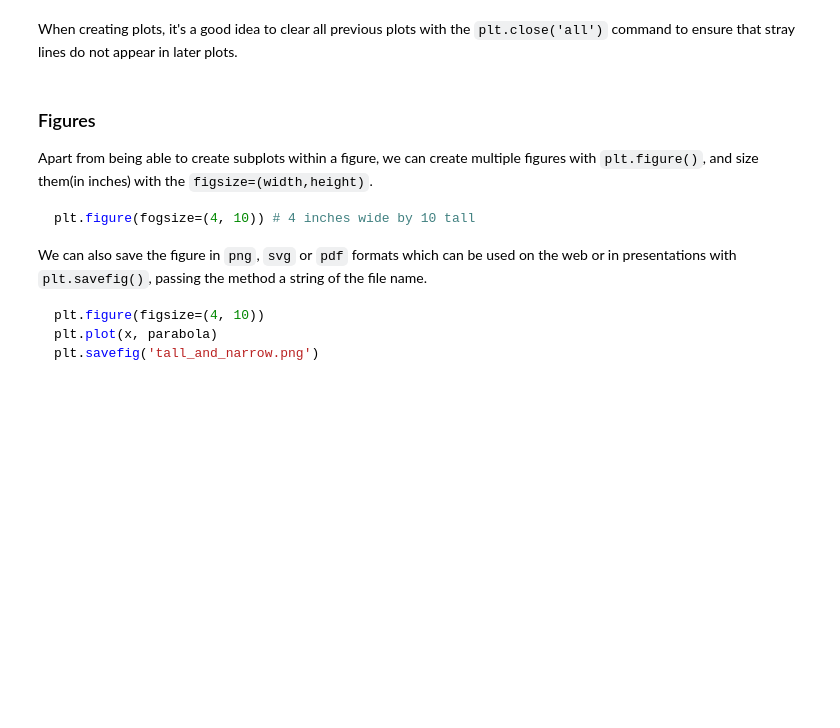
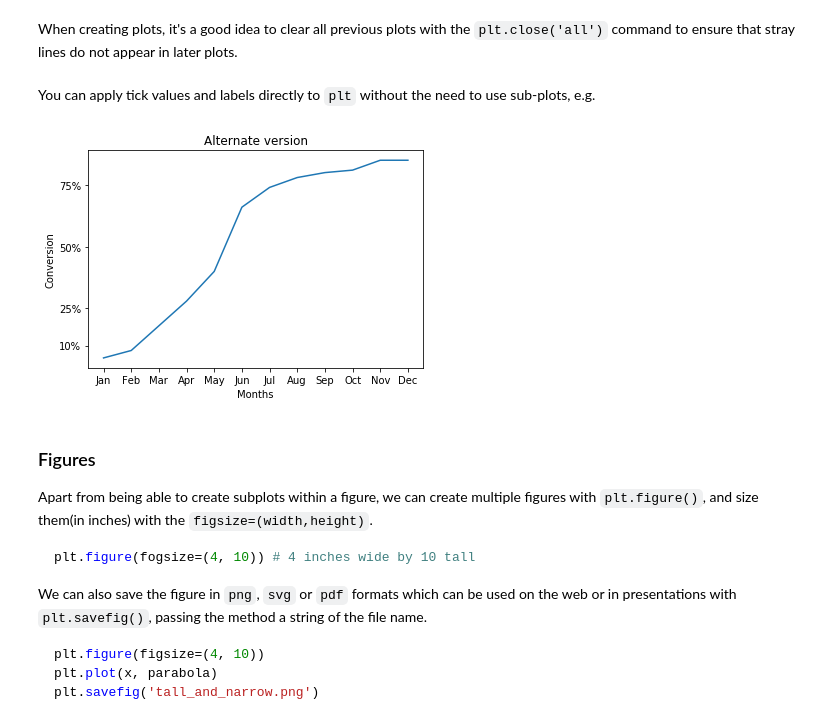
Before and after one commit to TheBoyMoe/DataScience-Repo, a Jupyter notebook: CodeAcademy-Data-Science/06-data-visualisation/01-Matplotlib/01-matplotlib-basics.ipynb, the cells around one changed output. Drawn from its saved outputs; the diff is of its cells as text; code cells hidden in the pictures; blank space fills up the shorter version.

```diff
--- a/CodeAcademy-Data-Science/06-data-visualisation/01-Matplotlib/01-matplotlib-basics.ipynb
+++ b/CodeAcademy-Data-Science/06-data-visualisation/01-Matplotlib/01-matplotlib-basics.ipynb
@@ -349,5 +356,20 @@ plt.show()
 # %% [markdown]
 When creating plots, it's a good idea to clear all previous plots with the `plt.close('all')` command to ensure that stray lines do not appear in later plots.
+# %% [markdown]
+You can apply tick values and labels directly to `plt` without the need to use sub-plots, e.g.
+# %%
+plt.clf()
+
+plt.plot(months, conversion)
+plt.xticks(months, month_names) # values, labels
+plt.yticks([0.10, 0.25, 0.5, 0.75], ['10%', '25%', '50%', '75%'])
+
+plt.xlabel("Months")
+plt.ylabel("Conversion")
+plt.title('Alternate version')
+plt.show();
+# %% [output]
+[figure, added]
 # %% [markdown]
 ### Figures
 
```
Also changed, not shown: parts of 3 cells of this notebook, 4 other files.
